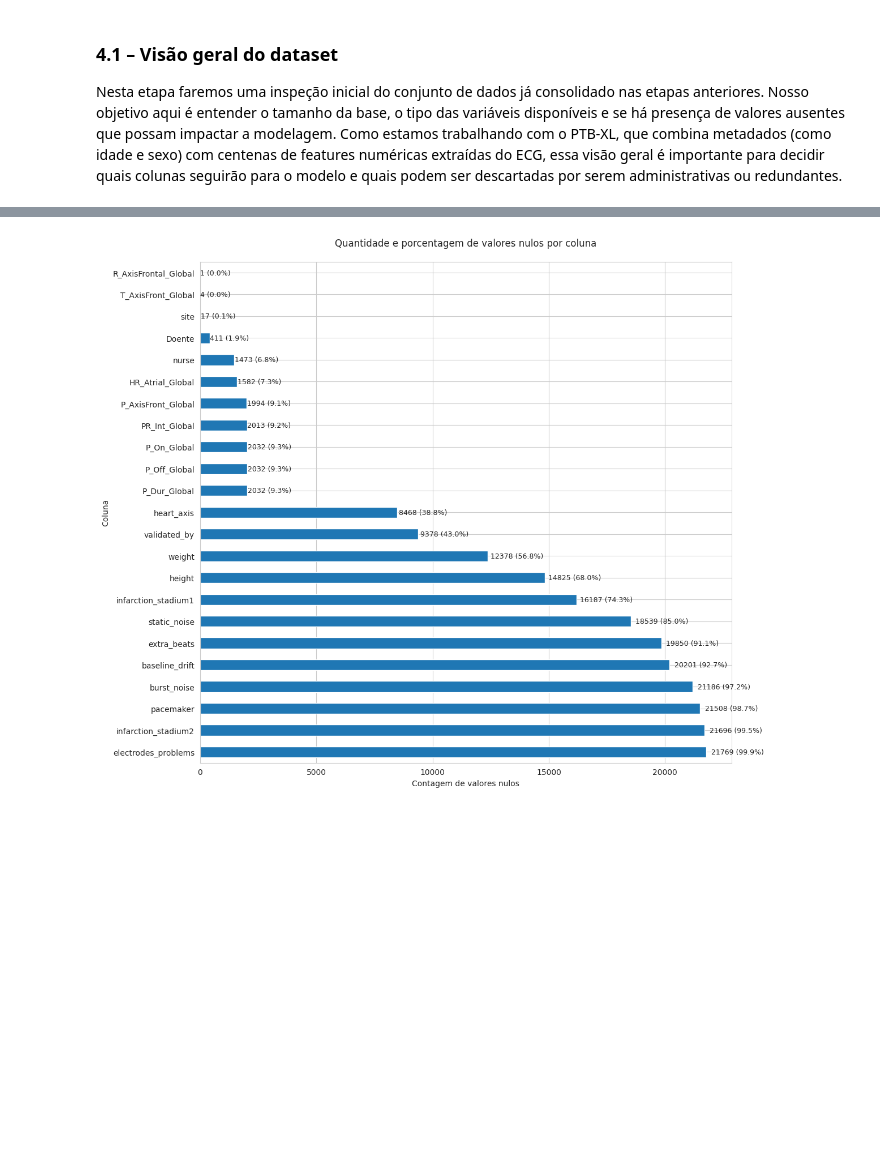
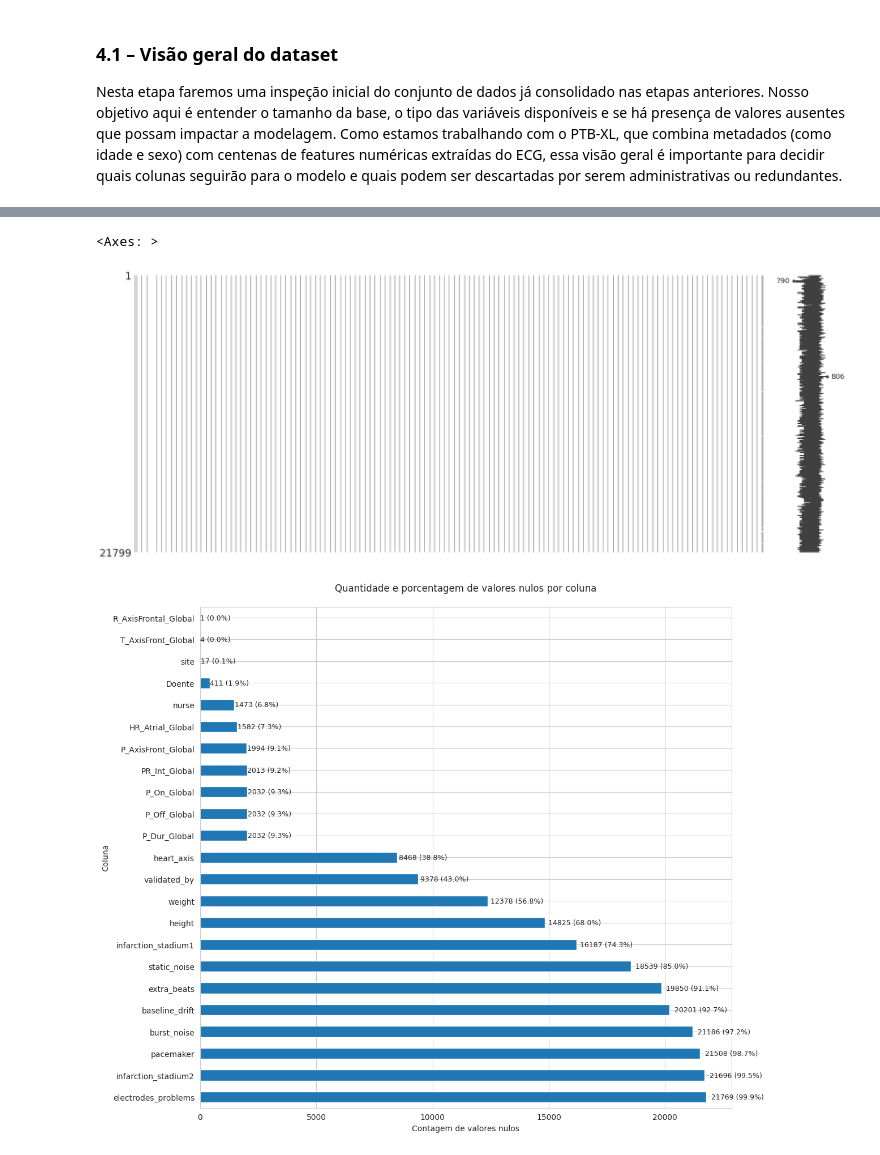
Before and after one commit to joalissonborges94/Tech_Challenge_Fase_1, a Jupyter notebook: TechChallenge_EGC.ipynb, the cells around one changed output, grey strips where cells are left out. Drawn from its saved outputs; the diff is of its cells as text; code cells hidden in the pictures; blank space fills up the shorter version.

```diff
--- a/TechChallenge_EGC.ipynb
+++ b/TechChallenge_EGC.ipynb
@@ -449,6 +451,13 @@ site                            float64
 * strat_fold
 * filename_lr
 * filename_hr
+# %%
+# Observando valores nulos:
+import missingno as msno
+msno.matrix(df)
+# %% [output]
+<Axes: >
+[figure, added]
 # %%
 import matplotlib.pyplot as plt
 
```
Also changed, not shown: parts of 21 cells of this notebook.
